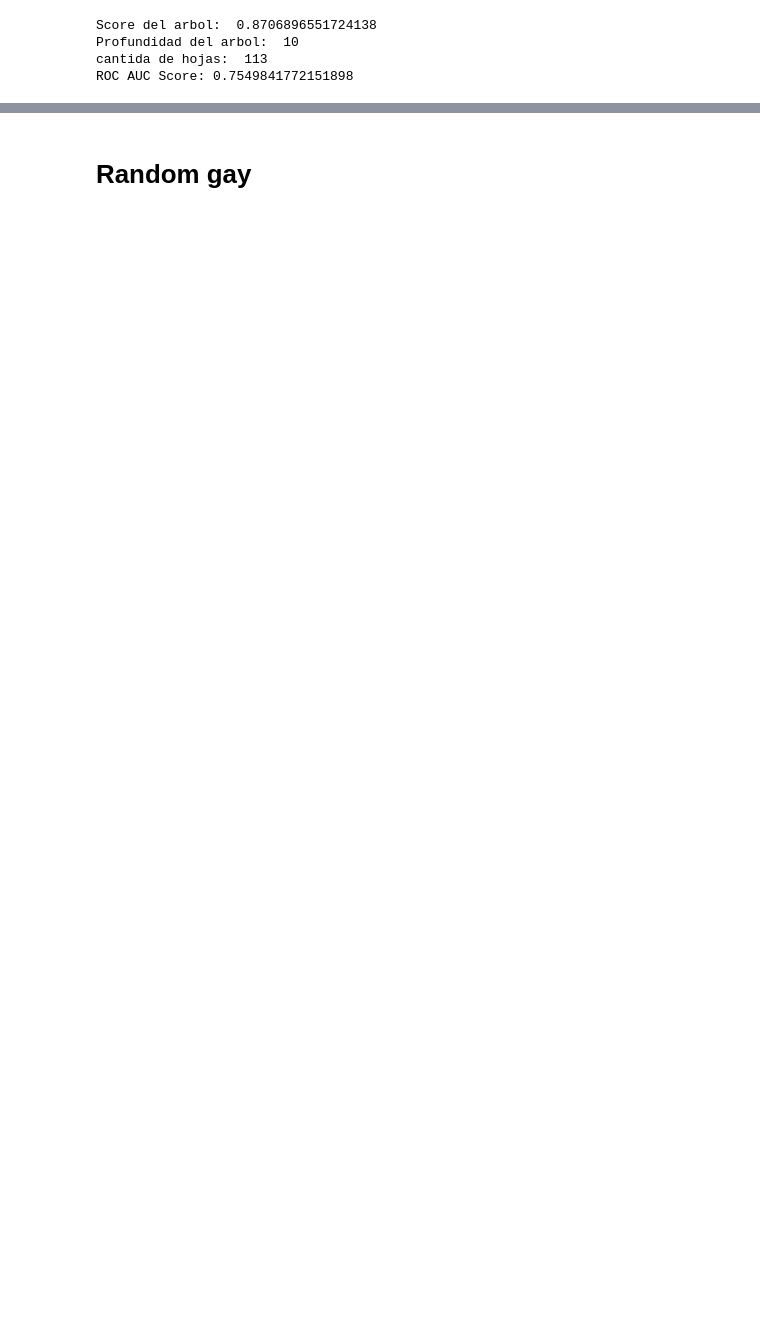
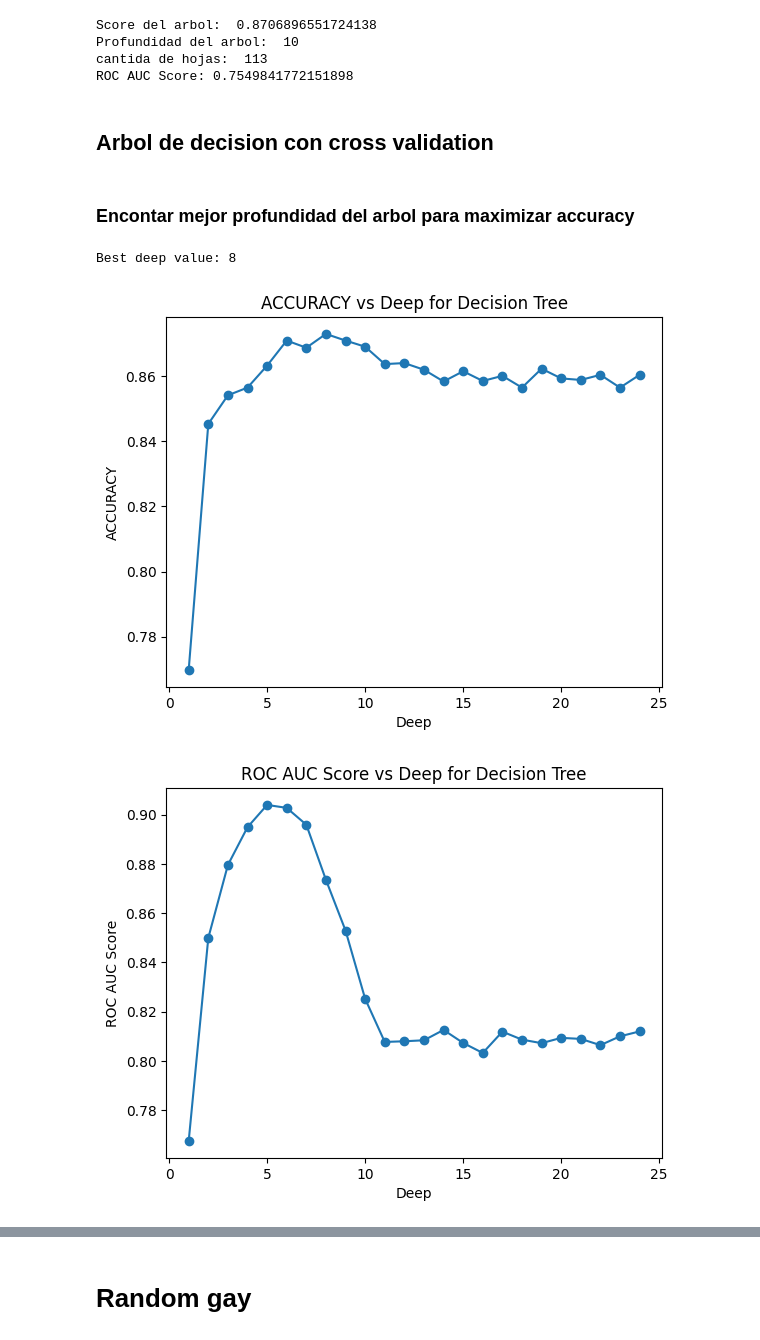
Before and after one commit to MatiasdeBuren/Final-Modelos-y-Simulacion, a Jupyter notebook: modelosFinal.ipynb, the cells around one changed output, grey strips where cells are left out. Saved outputs shown, nothing was run; the diff lists cells and outputs as text; code cells hidden in the pictures; blank space fills up the shorter version.

```diff
--- a/modelosFinal.ipynb
+++ b/modelosFinal.ipynb
@@ -600,3 +591,38 @@ Score del arbol:  0.8706896551724138
 Profundidad del arbol:  10
 cantida de hojas:  113
 ROC AUC Score: 0.7549841772151898
+# %% [markdown]
+## Arbol de decision con cross validation
+# %% [markdown]
+### Encontar mejor profundidad del arbol para maximizar accuracy
+# %%
+x_train, x_test, y_train, y_test = train_test_split(X, y_boolean, test_size=0.2, random_state=42)
+def findBestDeep(X, y, deep_values):
+    accuracy_scores = []
+    roc_auc_scores = []
+    for deep in deep_values:
+        model = tree.DecisionTreeClassifier(max_depth=deep)
+        accuracy_scores.append(np.mean(cross_val_score(model, X, y, scoring='accuracy', cv=10)))
+        roc_auc_scores.append(np.mean(cross_val_score(model, X, y, scoring='roc_auc', cv=10)))
+    best_deep = deep_values[np.argmax(accuracy_scores)]
+    return best_deep, accuracy_scores, roc_auc_scores
+
+deep_values = np.arange(1, 25, 1)
+best_deep, accur, roc_auc_scores = findBestDeep(X, y_boolean, deep_values)
+print(f'Best deep value: {best_deep}')
+
+plt.plot(deep_values, accur, marker='o')
+plt.xlabel('Deep')
+plt.ylabel('ACCURACY')
+plt.title('ACCURACY vs Deep for Decision Tree')
+plt.show()
+
+plt.plot(deep_values, roc_auc_scores, marker='o')
+plt.xlabel('Deep')
+plt.ylabel('ROC AUC Score')
+plt.title('ROC AUC Score vs Deep for Decision Tree')
+plt.show()
+# %% [output]
+Best deep value: 8
+[figure, added]
+[figure, added]
```
Also changed, not shown: parts of 36 cells of this notebook.
